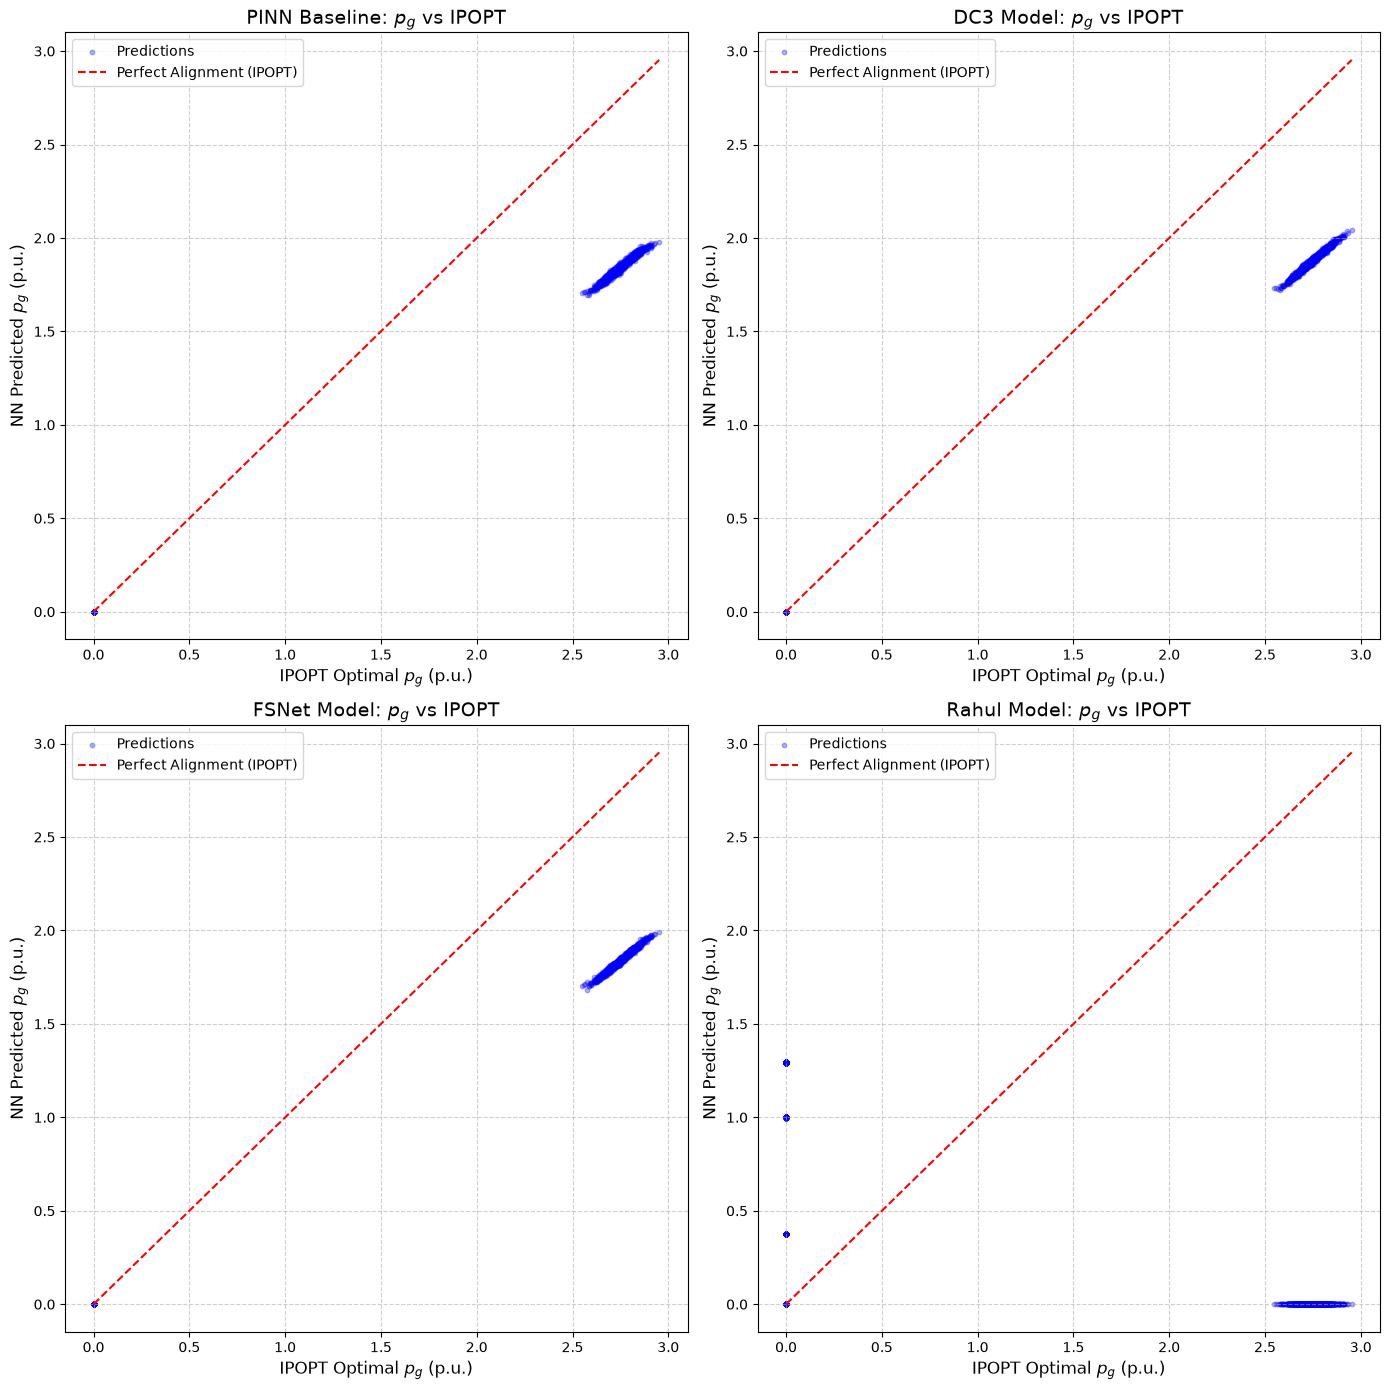
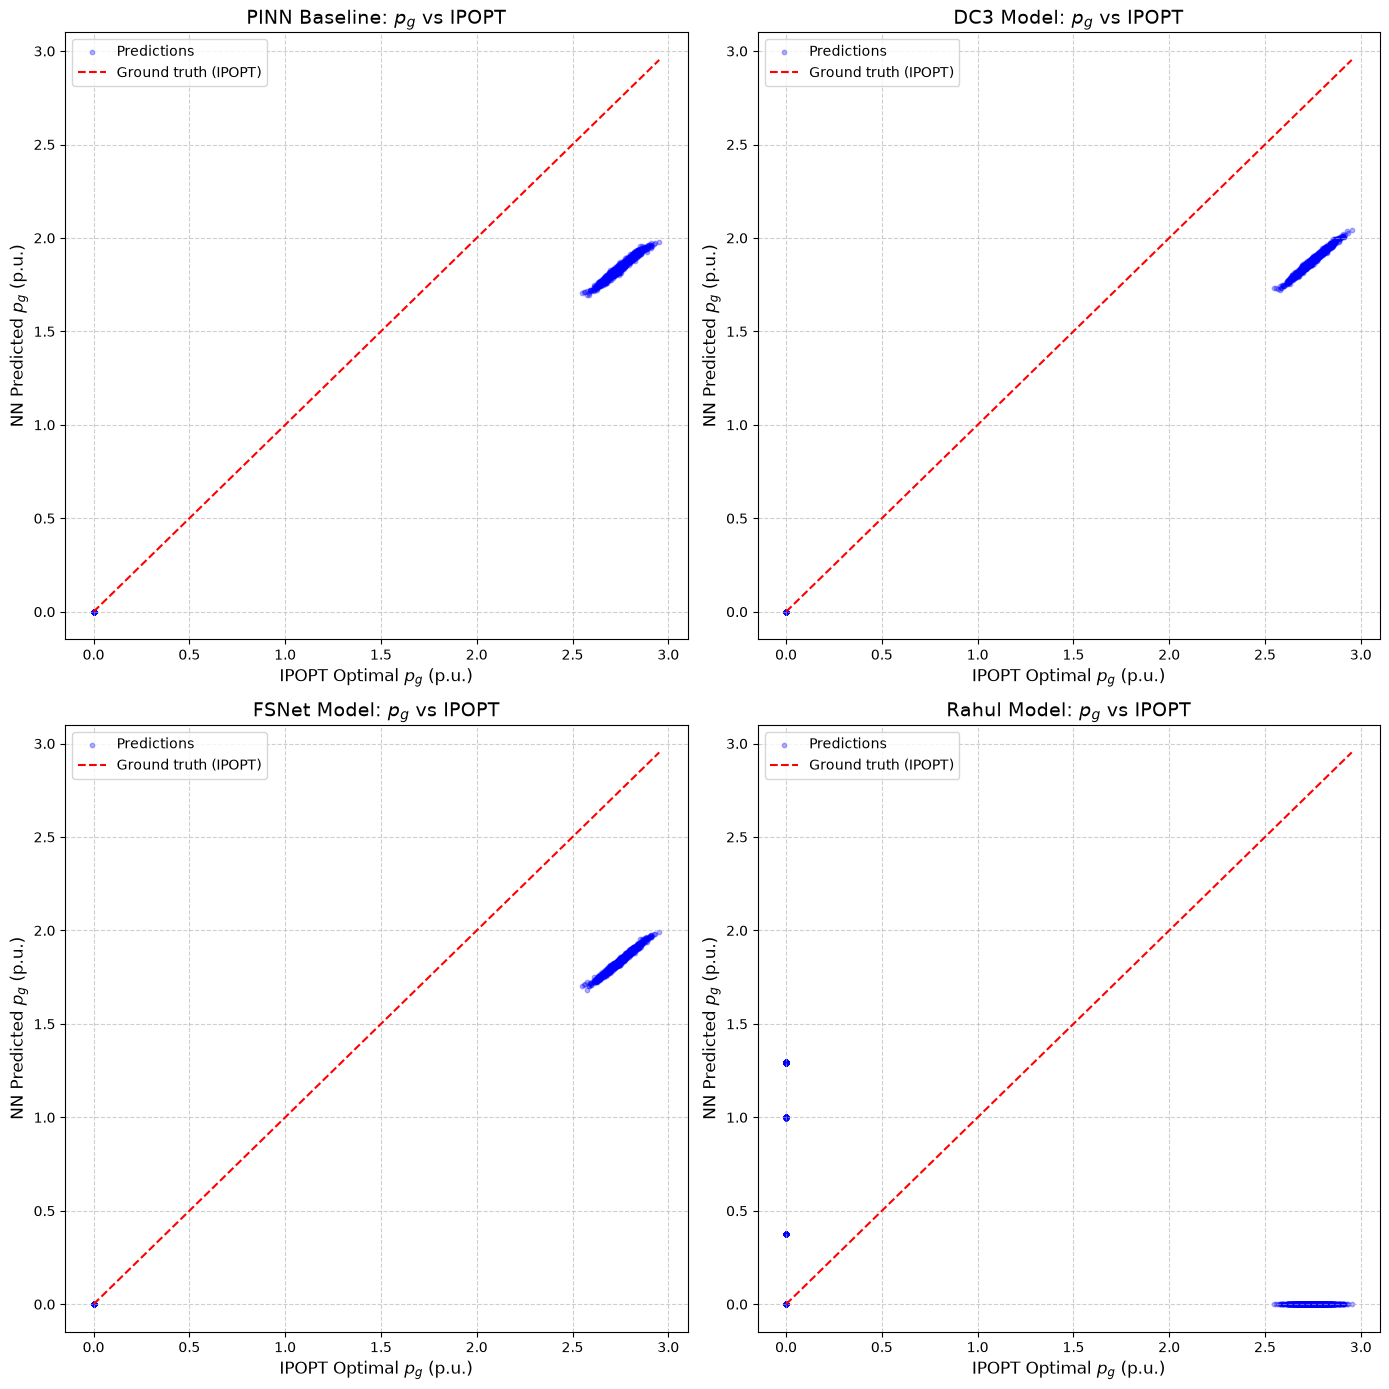
Code edit (unified diff) that turned the first committed figure into the second:
--- before
+++ after
@@ -19,5 +19,5 @@
         # Perfect prediction line
         min_val, max_val = min(gts.min(), preds.min()), max(gts.max(), preds.max())
-        ax.plot([min_val, max_val], [min_val, max_val], 'r--', label='Perfect Alignment (IPOPT)')
+        ax.plot([min_val, max_val], [min_val, max_val], 'r--', label='Ground truth (IPOPT)')
         
         ax.set_title(f"{model_name}: $p_g$ vs IPOPT", fontsize=14)
@@ -37,6 +37,8 @@
 
 # Save the figure as a PDF (bbox_inches='tight' removes excess white margins)
-pdf_filename = "result/active_power_comparison_models.pdf"
+pdf_filename = "plot/active_power_comparison_models.pdf"
 plt.savefig(pdf_filename, format='pdf', bbox_inches='tight')
+jpg_filename = "plot/active_power_comparison_models.jpg"
+plt.savefig(jpg_filename, format='jpg', bbox_inches='tight')
 
 # Display the plot in the notebook
@@ -44,2 +46,3 @@
 
 print(f"Plot saved successfully to {pdf_filename}")
+print(f"Plot saved successfully to {jpg_filename}")

Commit: upload plot